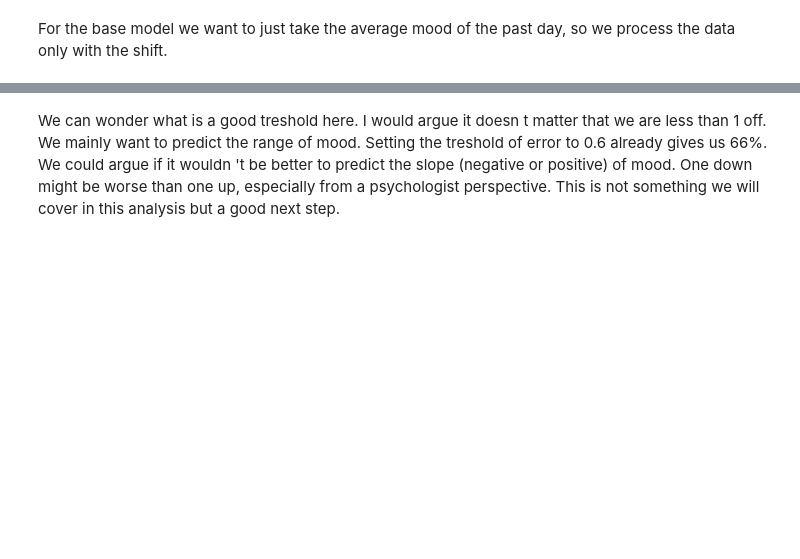
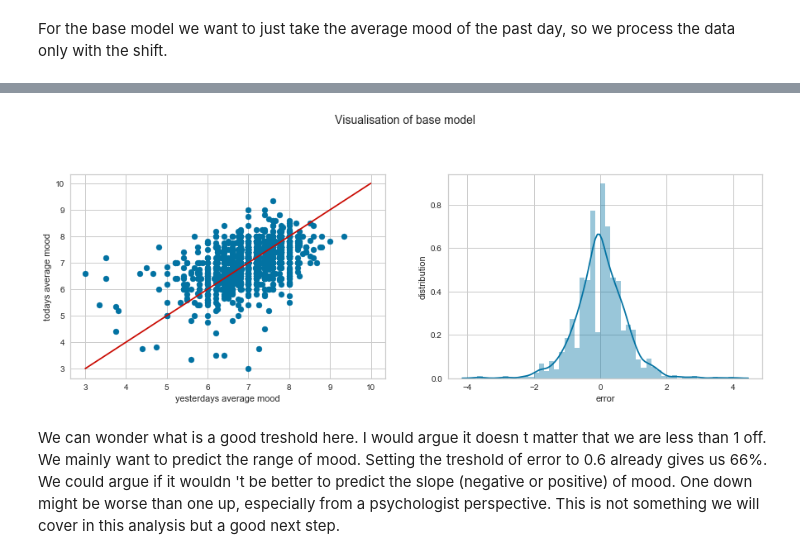
Before and after one commit to klimantje/DataMining, a Jupyter notebook: PredictionOfMood.ipynb, the cells around one changed output, grey strips where cells are left out. Drawn from its saved outputs; the diff is of its cells as text; code cells hidden in the pictures; blank space fills up the shorter version.

Commit message:
comparison of models

```diff
--- a/PredictionOfMood.ipynb
+++ b/PredictionOfMood.ipynb
@@ -219,3 +445,18 @@ plt.show()
+# %%
+fig = plt.figure(figsize=(15,10))
+plt.subplot(221).scatter('x', # Horizontal axis
+           'y', # Vertical axis
+        data=daily_mood_shift_clean)
+plt.subplot(221).plot([3,10], [3,10], color="r", label ="equality")
+plt.xlabel("yesterdays average mood")
+plt.ylabel("todays average mood")
+sns.distplot(results.x-results.y, ax = plt.subplot(222))
+plt.xlabel("error")
+plt.ylabel("distribution")
+plt.suptitle("Visualisation of base model", fontsize=14)
+plt.show()
+# %% [output]
+[figure, added]
 # %% [markdown]
 We can wonder what is a good treshold here. I would argue it doesn t matter that we are less than 1 off. We mainly want to predict the range of mood. Setting the treshold of error to 0.6 already gives us 66%. We could argue if it wouldn 't be better to predict the slope (negative or positive) of mood. One down might be worse than one up, especially from a psychologist perspective. This is not something we will cover in this analysis but a good next step.
 # %%
```
Also changed, not shown: parts of 80 cells of this notebook, 1 other file.
